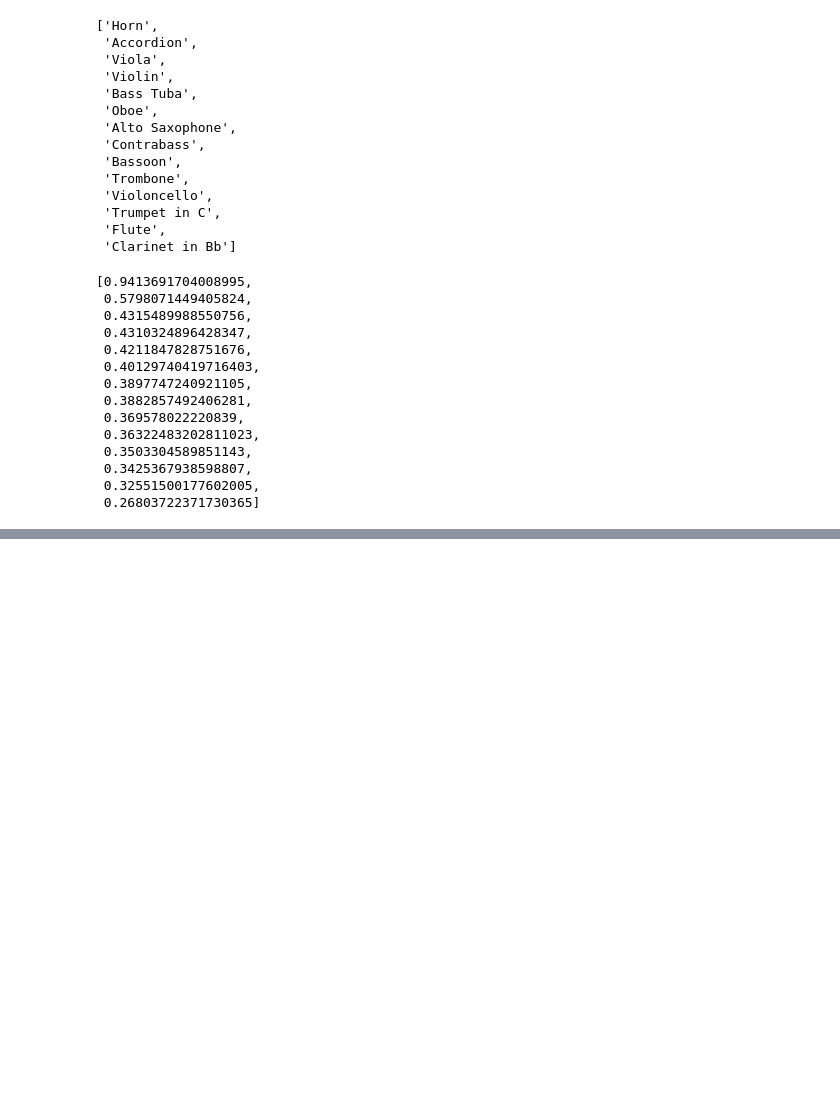
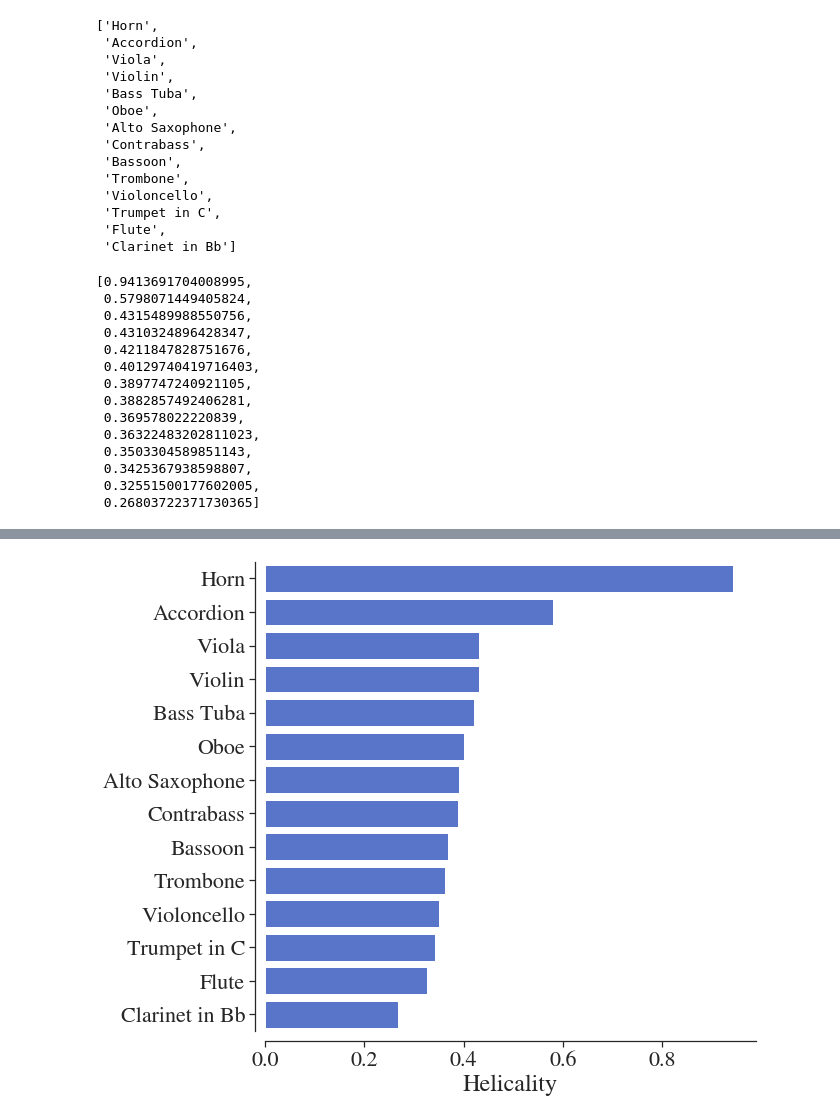
Before and after one commit to sripathisridhar/sridhar2020ismir, a Jupyter notebook: testbench.ipynb, the cells around one changed output, grey strips where cells are left out. Cells and saved outputs as stored; diff of their text form; code cells hidden in the pictures; blank space fills up the shorter version.

```diff
--- a/testbench.ipynb
+++ b/testbench.ipynb
@@ -94,0 +85,22 @@ len(data_dict.keys())
+# %%
+# fig, ax = plt.subplots(1, 1, figsize=(2.5, 2.5), dpi=200)
+# matplotlib.rcParams['mathtext.fontset'] = 'stix'
+
+sns.set(font_scale=2, rc={"figure.figsize":(2.5,2.5)})
+sns.set_style(style="ticks", rc={"mathtext.fontset":"stix", "font.family":"STIXGeneral",
+                                 "figure.figsize":(2.5,2.5)})
+g = sns.catplot(y="instrument", x="helicality",
+
+                data=df_helicality, saturation=0.7,
+
+                kind="bar", ci=None, aspect=1.25, height=8,
+
+                color="royalblue")
+
+(g.set_axis_labels("Helicality", "")
+
+  .despine(offset=10))
+
+plt.savefig("TinySOL_barplot_v4.pdf", dpi=200)
+# %% [output]
+[figure, added]
```
Also changed, not shown: parts of 5 cells of this notebook, 29 other files.
